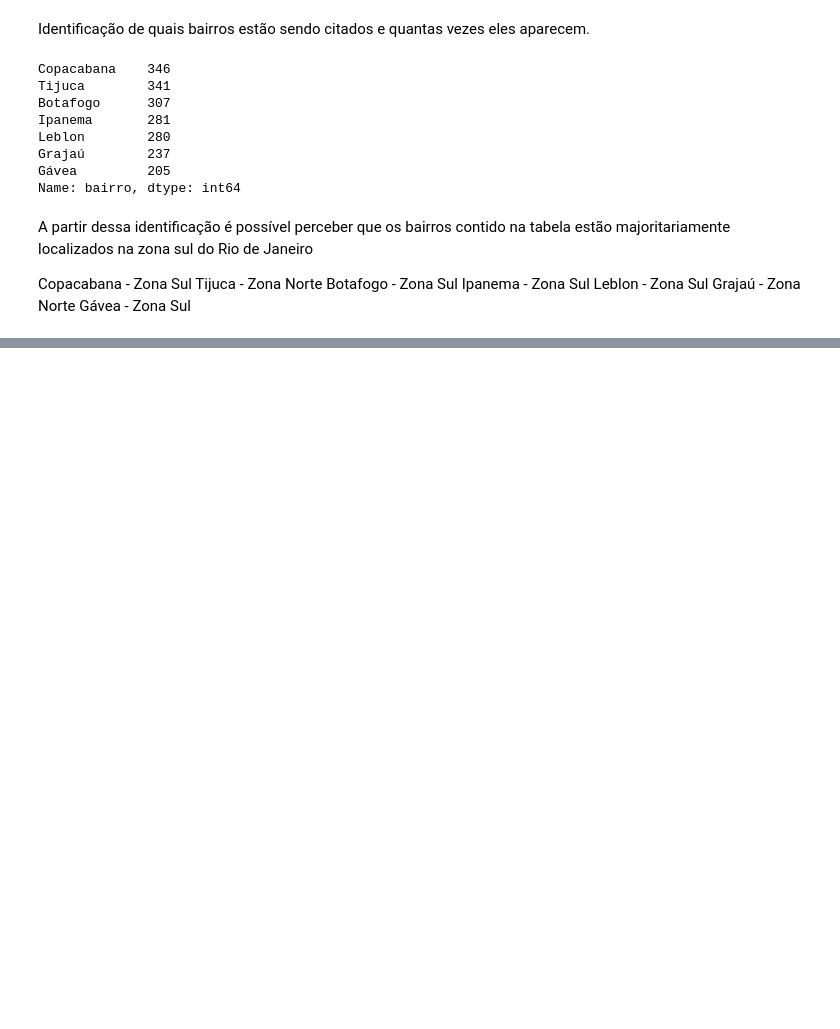
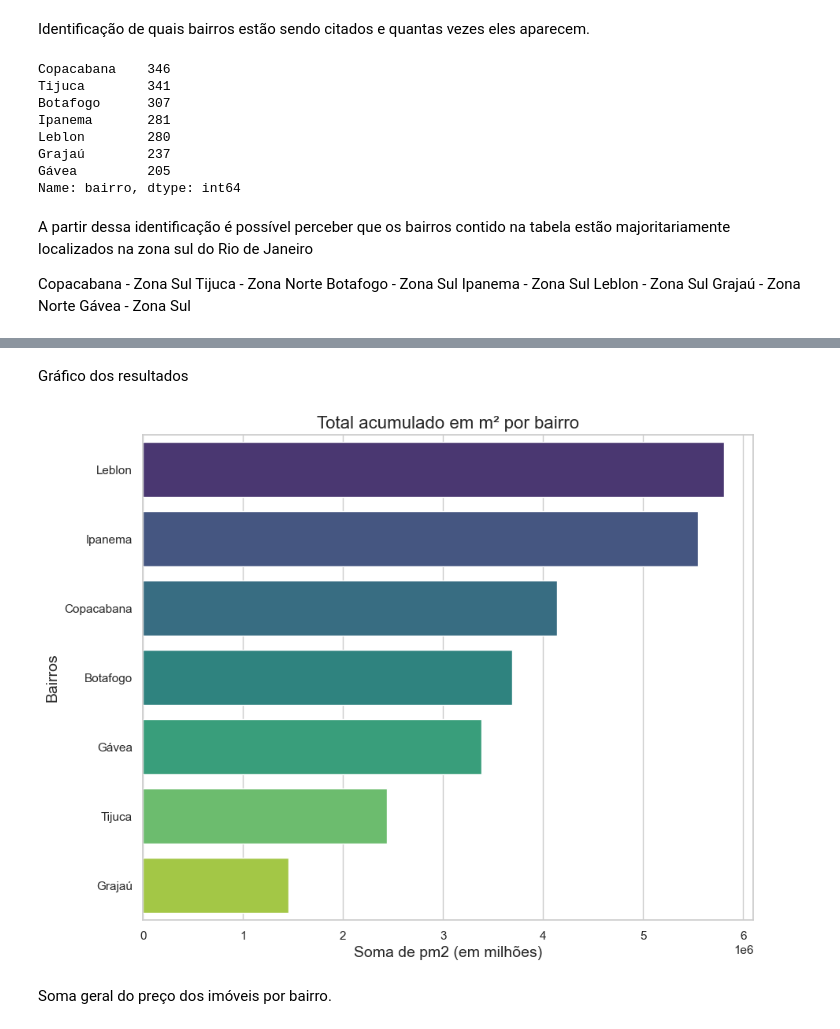
Before and after one commit to GaboRamalho/Data-Science, a Jupyter notebook: AV2/imobRJ.ipynb, the cells around one changed output, grey strips where cells are left out. Drawn from its saved outputs; the diff is of its cells as text; code cells hidden in the pictures; blank space fills up the shorter version.

```diff
--- a/AV2/imobRJ.ipynb
+++ b/AV2/imobRJ.ipynb
@@ -88,0 +153,30 @@ Gávea - Zona Sul
+# %% [markdown]
+Gráfico dos resultados
+# %%
+# Agrupar por bairro e calcular a soma da coluna 'pm2' para cada bairro
+soma_pm2_por_bairro = dados_imob.groupby('bairro')['pm2'].sum().reset_index()
+
+# Ordenar em ordem decrescente pela coluna 'pm2'
+soma_pm2_por_bairro = soma_pm2_por_bairro.sort_values(by='pm2', ascending=False)
+
+# Converter a coluna 'pm2' para numérica (removendo o formato de moeda)
+soma_pm2_por_bairro['pm2'] = soma_pm2_por_bairro['pm2'].replace('[\$,]', '', regex=True).astype(float)
+
+# Configurações de estilo do seaborn
+sns.set(style="whitegrid")
+
+# Criar um gráfico de barras horizontais
+plt.figure(figsize=(10, 8))
+sns.barplot(x='pm2', y='bairro', data=soma_pm2_por_bairro, palette="viridis")
+
+# Ajuste dos rótulos do título e dos eixos
+plt.title('Total acumulado em m² por bairro', fontsize=16)
+plt.xlabel('Soma de pm2 (em milhões)', fontsize=14)
+plt.ylabel('Bairros', fontsize=14)
+
+# Exibir o gráfico
+plt.show()
+# %% [output]
+[figure, added]
+# %% [markdown]
+Soma geral do preço dos imóveis por bairro.
```
Also changed, not shown: parts of 17 cells of this notebook.
